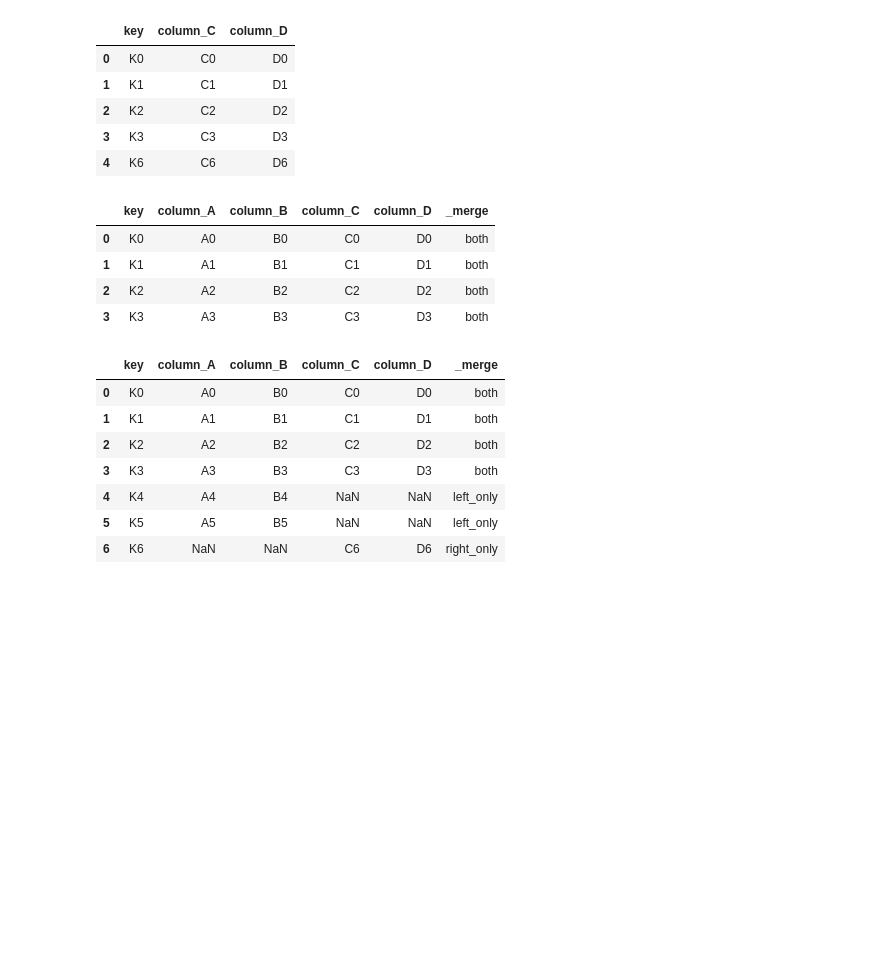
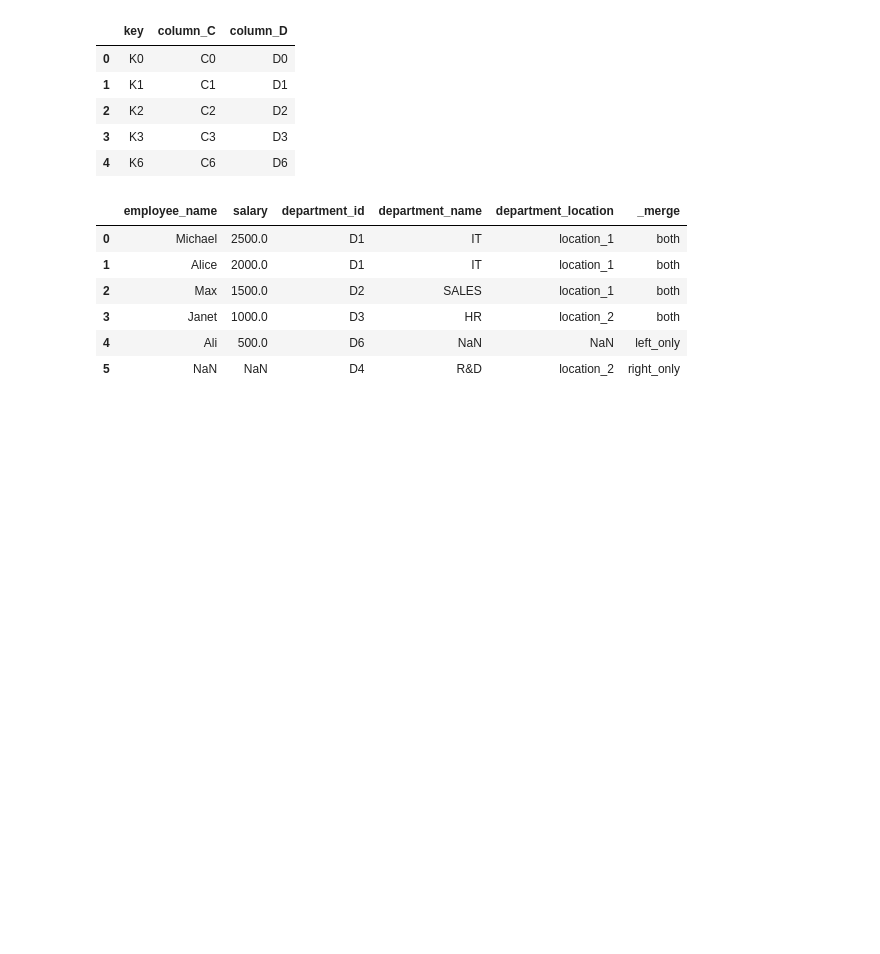
Before and after one commit to NabuRika/pandas_course, a Jupyter notebook: Lesson 5 - Merging & Joining Data/Pandas Merging & Joining Data-No Code.ipynb, the cells around one changed output. Drawn from its saved outputs; the diff is of its cells as text; code cells hidden in the pictures; blank space fills up the shorter version.

Commit message:
update merge examples

```diff
--- a/Lesson 5 - Merging & Joining Data/Pandas Merging & Joining Data-No Code.ipynb
+++ b/Lesson 5 - Merging & Joining Data/Pandas Merging & Joining Data-No Code.ipynb
@@ -182,32 +182,20 @@ df_right
 # Display DataFrame
 # %%
 # Merge the two DataFrames using the common column
-df_results = pd.merge(df_left, df_right, on = 'key',
-                     how = 'inner', indicator = True)
+df_results = pd.merge(df_employees, df_departments,
+                     on = 'department_id', how = 'outer',
+                     indicator = True)
 
 # Display the DataFrame
 df_results
 # %% [output]
-|  | key | column_A | column_B | column_C | column_D | _merge |
-| 0 | K0 | A0 | B0 | C0 | D0 | both |
-| 1 | K1 | A1 | B1 | C1 | D1 | both |
-| 2 | K2 | A2 | B2 | C2 | D2 | both |
-| 3 | K3 | A3 | B3 | C3 | D3 | both |
+|  | employee_name | salary | department_id | department_name | department_location | _merge |
+| 0 | Michael | 2500.0 | D1 | IT | location_1 | both |
+| 1 | Alice | 2000.0 | D1 | IT | location_1 | both |
+| 2 | Max | 1500.0 | D2 | SALES | location_1 | both |
+| 3 | Janet | 1000.0 | D3 | HR | location_2 | both |
+| 4 | Ali | 500.0 | D6 | NaN | NaN | left_only |
+| 5 | NaN | NaN | D4 | R&D | location_2 | right_only |
-# %%
-# Merge the two DataFrames using the common column
-df_results = pd.merge(df_left, df_right, on = 'key',
-                     how = 'outer', indicator = True)
-# Display the DataFrame
-df_results
-# %% [output]
-|  | key | column_A | column_B | column_C | column_D | _merge |
-| 0 | K0 | A0 | B0 | C0 | D0 | both |
-| 1 | K1 | A1 | B1 | C1 | D1 | both |
-| 2 | K2 | A2 | B2 | C2 | D2 | both |
-| 3 | K3 | A3 | B3 | C3 | D3 | both |
-| 4 | K4 | A4 | B4 | NaN | NaN | left_only |
-| 5 | K5 | A5 | B5 | NaN | NaN | left_only |
-| 6 | K6 | NaN | NaN | C6 | D6 | right_only |
 # %% [markdown]
 <br>
 <br>
@@ -225,3 +213,9 @@ df_results
 <br>
 <br>
 <br>
+<br>
+<br>
+<br>
+<br>
+<br>
+<br>
```
Also changed, not shown: parts of 4 cells of this notebook, 1 other file.
